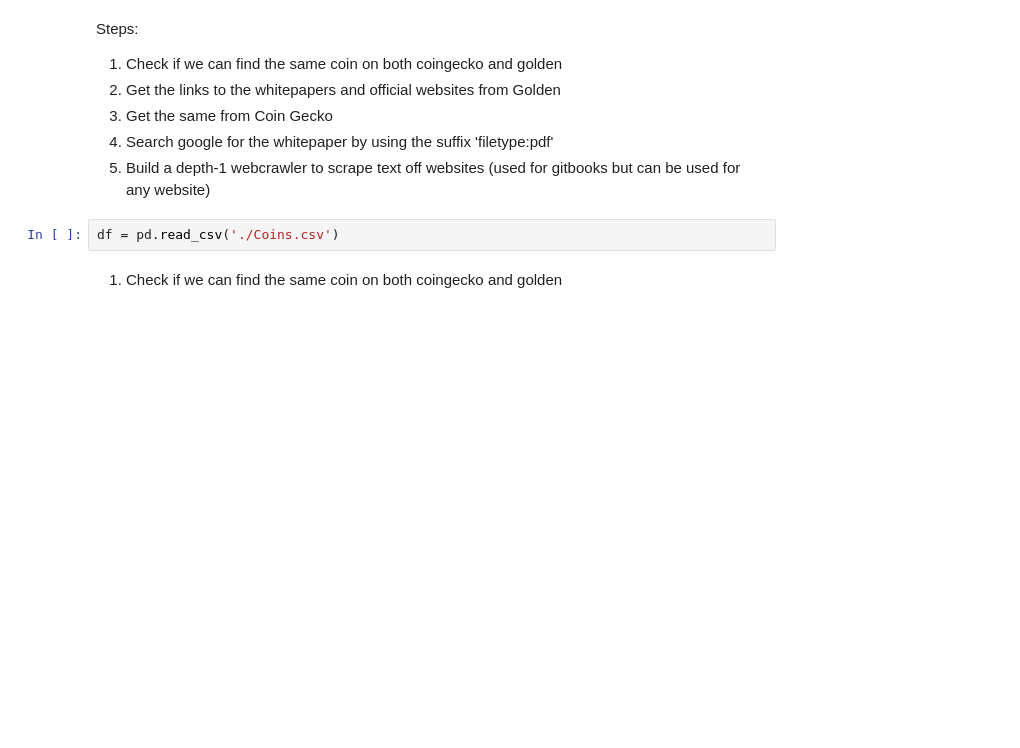
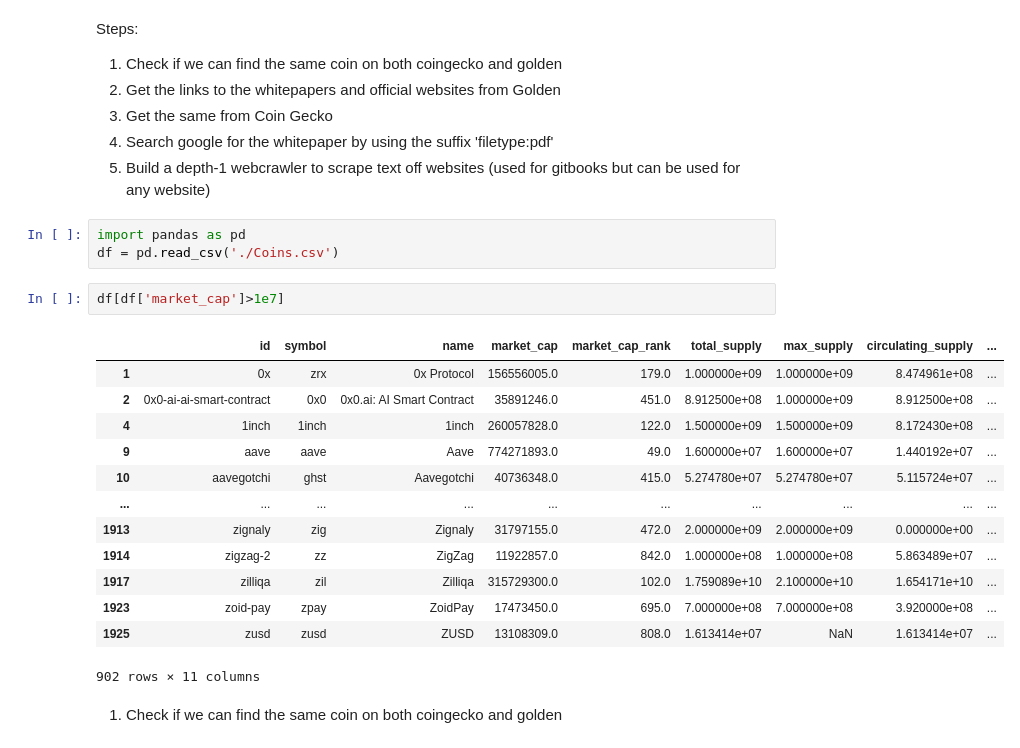
Before and after one commit to KvKid/cryptoafresh, a Jupyter notebook: main.ipynb, the cells around one changed output. Cells and saved outputs as stored; diff of their text form; blank space fills up the shorter version.

```diff
--- a/main.ipynb
+++ b/main.ipynb
@@ -189,7 +224,24 @@ Steps:
 4. Search google for the whitepaper by using the suffix 'filetype:pdf'
 5. Build a depth-1 webcrawler to scrape text off websites (used for gitbooks but can be used for any website)
 # %%
+import pandas as pd
 df = pd.read_csv('./Coins.csv')
+# %%
+df[df['market_cap']>1e7]
+# %% [output]
+|  | id | symbol | name | market_cap | market_cap_rank | total_supply | max_supply | circulating_supply | ... |
+| 1 | 0x | zrx | 0x Protocol | 156556005.0 | 179.0 | 1.000000e+09 | 1.000000e+09 | 8.474961e+08 | ... |
+| 2 | 0x0-ai-ai-smart-contract | 0x0 | 0x0.ai: AI Smart Contract | 35891246.0 | 451.0 | 8.912500e+08 | 1.000000e+09 | 8.912500e+08 | ... |
+| 4 | 1inch | 1inch | 1inch | 260057828.0 | 122.0 | 1.500000e+09 | 1.500000e+09 | 8.172430e+08 | ... |
+| 9 | aave | aave | Aave | 774271893.0 | 49.0 | 1.600000e+07 | 1.600000e+07 | 1.440192e+07 | ... |
+| 10 | aavegotchi | ghst | Aavegotchi | 40736348.0 | 415.0 | 5.274780e+07 | 5.274780e+07 | 5.115724e+07 | ... |
+| ... | ... | ... | ... | ... | ... | ... | ... | ... | ... |
+| 1913 | zignaly | zig | Zignaly | 31797155.0 | 472.0 | 2.000000e+09 | 2.000000e+09 | 0.000000e+00 | ... |
+| 1914 | zigzag-2 | zz | ZigZag | 11922857.0 | 842.0 | 1.000000e+08 | 1.000000e+08 | 5.863489e+07 | ... |
+| 1917 | zilliqa | zil | Zilliqa | 315729300.0 | 102.0 | 1.759089e+10 | 2.100000e+10 | 1.654171e+10 | ... |
+| 1923 | zoid-pay | zpay | ZoidPay | 17473450.0 | 695.0 | 7.000000e+08 | 7.000000e+08 | 3.920000e+08 | ... |
+| 1925 | zusd | zusd | ZUSD | 13108309.0 | 808.0 | 1.613414e+07 | NaN | 1.613414e+07 | ... |
+902 rows × 11 columns
 # %% [markdown]
 1. Check if we can find the same coin on both coingecko and golden
 # %%
```
Also changed, not shown: parts of 23 cells of this notebook, 15 other files.
